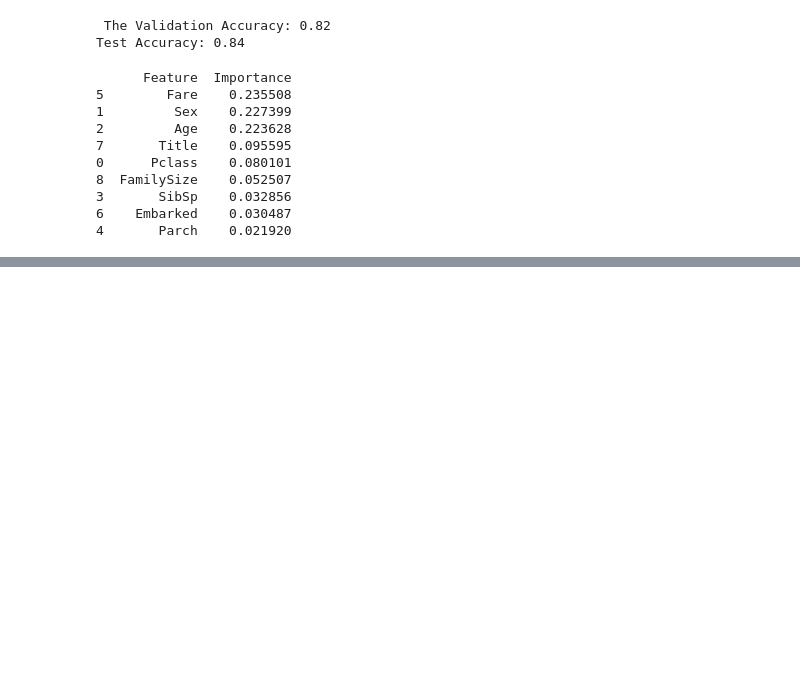
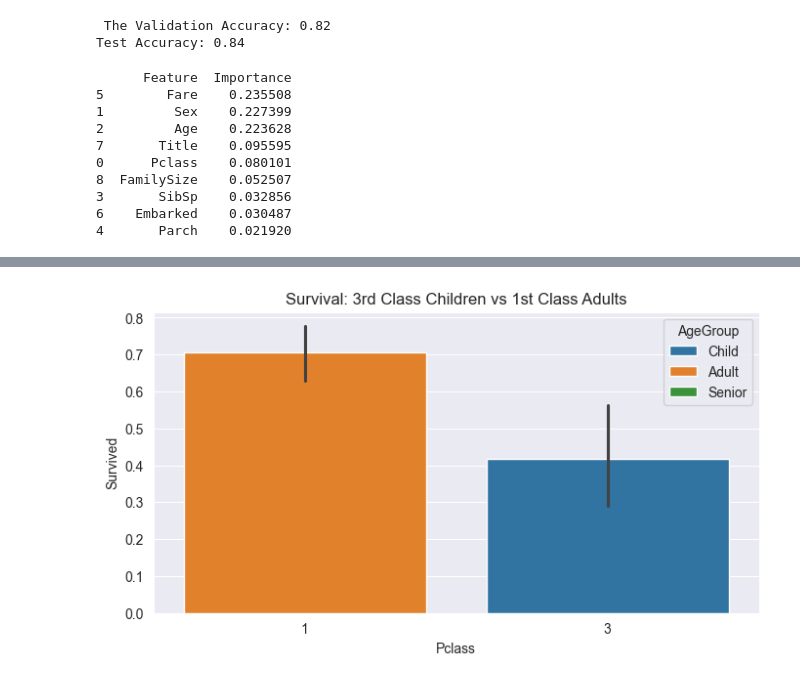
Before and after one commit to JeslyP/Titanic-Survival-Analysis-and-Visualization, a Jupyter notebook: Titanic/Titanic_analyisi.ipynb, the cells around one changed output, grey strips where cells are left out. Cells and saved outputs as stored; diff of their text form; code cells hidden in the pictures; blank space fills up the shorter version.

```diff
--- a/Titanic/Titanic_analyisi.ipynb
+++ b/Titanic/Titanic_analyisi.ipynb
@@ -205,0 +261,16 @@ output.to_csv('titanic_predictions.csv', index=False)
+# %%
+#Were children in 3rd class more likely to survive than adults in 1st class?
+# Create age groups
+train['AgeGroup'] = pd.cut(train['Age'], bins=[0, 12, 50, 100], labels=['Child', 'Adult', 'Senior'])
+
+# Filter data
+filtered = train[(train['AgeGroup'] == 'Child') & (train['Pclass'] == 3) |
+                 (train['AgeGroup'] == 'Adult') & (train['Pclass'] == 1)]
+
+# Survival comparison
+plt.figure(figsize=(8, 4))
+sns.barplot(x='Pclass', y='Survived', hue='AgeGroup', data=filtered)
+plt.title('Survival: 3rd Class Children vs 1st Class Adults')
+plt.show()
+# %% [output]
+[figure, added]
```
Also changed, not shown: parts of 21 cells of this notebook.
